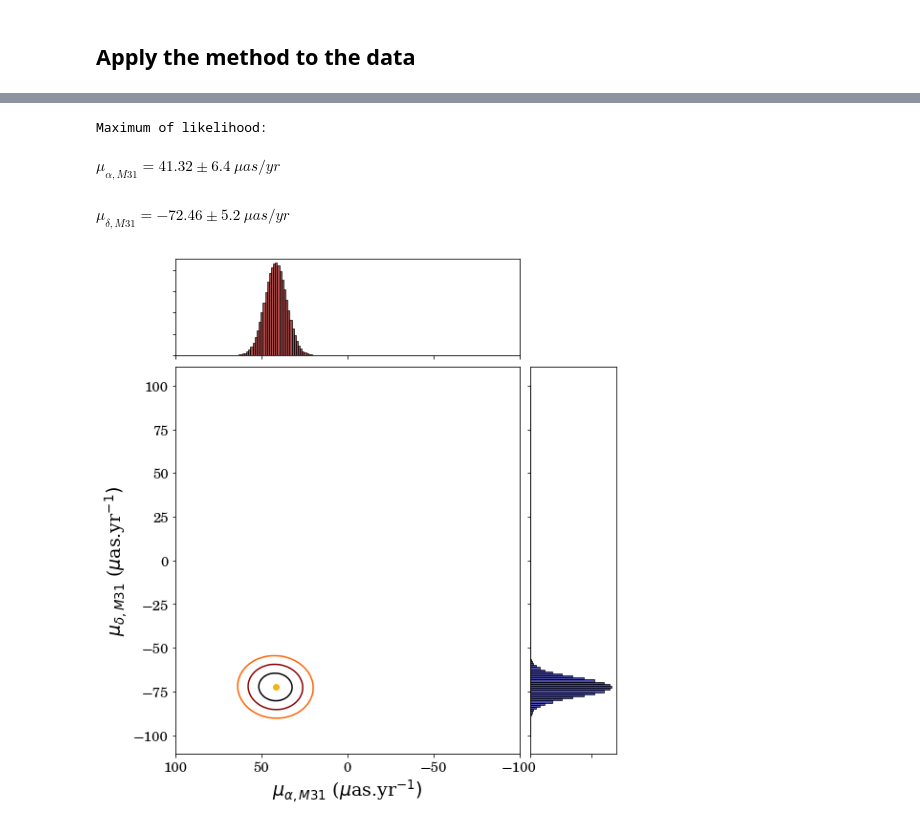
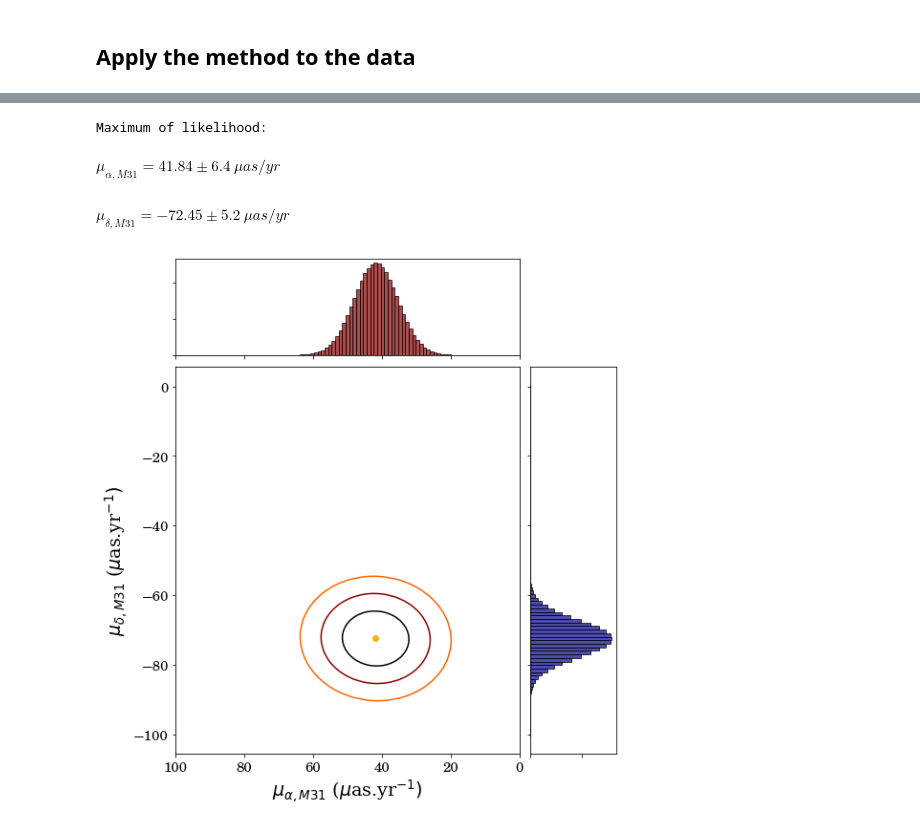
Before and after one commit to SamuelLimbo/AndromedaProperMotion, a Jupyter notebook: TransverseVelocity.ipynb, the cells around one changed output, grey strips where cells are left out. Cells and saved outputs as stored; diff of their text form; code cells hidden in the pictures.

```diff
--- a/TransverseVelocity.ipynb
+++ b/TransverseVelocity.ipynb
@@ -508,8 +508,11 @@ class LikelihooD():
         return self.ra_max, self.dec_max
 
     def FreeParameters(self):
-        self.pm_ra_M31  = np.linspace(-0.1, 0.1, self.NbModels)
-        self.pm_dec_M31 = np.linspace(-0.1, 0.1, self.NbModels)
+        #self.pm_ra_M31  = np.linspace(-0.1, 0.1, self.NbModels)
+        #self.pm_dec_M31 = np.linspace(-0.1, 0.1, self.NbModels)
+
+        self.pm_ra_M31  = np.linspace(0., 0.1, self.NbModels)
+        self.pm_dec_M31 = np.linspace(-0.1, 0., self.NbModels)
 
         self.space = (self.pm_ra_M31[-1] - self.pm_ra_M31[-2])
 
@@ -532,7 +535,7 @@ class LikelihooD():
 
         ra_max, dec_max = unravel_index(self.LikelihoodList.argmax(), self.LikelihoodList.shape)
 
-        self.ra_max, self.dec_max = self.pm_dec_M31[dec_max], self.pm_ra_M31[ra_max]
+        self.ra_max, self.dec_max = self.pm_ra_M31[dec_max], self.pm_dec_M31[ra_max]
 
     def OneDimGaussian(self):
         self.x_gaus, self.y_gaus = [], []
@@ -567,8 +570,9 @@ class LikelihooD():
 
             self.x_bins, self.y_bins = [], []
             for i in range(len(self.pm_dec_M31)):
-                self.x_bins.append(self.pm_dec_M31[i] - self.space/2)
-                self.y_bins.append(self.pm_ra_M31[i] - self.space/2)
+                self.x_bins.append(self.pm_ra_M31[i] - self.space/2)
+            for i in range(len(self.pm_ra_M31)):
+                self.y_bins.append(self.pm_dec_M31[i] - self.space/2)
 
             #Plot of the RA histogram
             colors = self.y_gaus / np.max(self.y_gaus)
@@ -657,11 +663,11 @@ class LikelihooD():
         return self.ra_max, self.dec_max
 
     def FreeParameters(self):
-        self.pm_ra_M31  = np.linspace(-0.1, 0.1, self.NbModels)
-        self.pm_dec_M31 = np.linspace(-0.1, 0.1, self.NbModels)
+        #self.pm_ra_M31  = np.linspace(-0.1, 0.1, self.NbModels)
+        #self.pm_dec_M31 = np.linspace(-0.1, 0.1, self.NbModels)
 
-        #self.pm_ra_M31  = np.linspace(-100, 100, self.NbModels)
-        #self.pm_dec_M31 = np.linspace(-100, 100, self.NbModels)
+        self.pm_ra_M31  = np.linspace(0., 0.1, self.NbModels)
+        self.pm_dec_M31 = np.linspace(-0.1, 0., self.NbModels)
 
         self.space = (self.pm_ra_M31[-1] - self.pm_ra_M31[-2])
 
@@ -690,7 +696,7 @@ class LikelihooD():
 
         ra_max, dec_max = unravel_index(self.LikelihoodList.argmax(), self.LikelihoodList.shape)
 
-        self.ra_max, self.dec_max = self.pm_dec_M31[dec_max], self.pm_ra_M31[ra_max]
+        self.ra_max, self.dec_max = self.pm_ra_M31[dec_max], self.pm_dec_M31[ra_max]
 
     def OneDimGaussian(self):
         self.x_gaus, self.y_gaus = [], []
@@ -725,8 +731,9 @@ class LikelihooD():
 
             self.x_bins, self.y_bins = [], []
             for i in range(len(self.pm_dec_M31)):
-                self.x_bins.append(self.pm_dec_M31[i] - self.space/2)
-                self.y_bins.append(self.pm_ra_M31[i] - self.space/2)
+                self.x_bins.append(self.pm_ra_M31[i] - self.space/2)
+            for i in range(len(self.pm_ra_M31)):
+                self.y_bins.append(self.pm_dec_M31[i] - self.space/2)
 
             #Plot of the RA histogram
             colors = self.y_gaus / np.max(self.y_gaus)
@@ -771,9 +778,9 @@ $\displaystyle \mu_{\delta, M31} = -28.14\pm4.1\ \mu as/yr$
 # %%
-ObjLike = LikelihooD(168, GaiaDataRed, ModelDataRed, [])
+ObjLike = LikelihooD(99, GaiaDataRed, ModelDataRed, [])
 ObjLike.Execute()
 ObjLike.Plot()
 # %% [output]
 Maximum of likelihood:
-$\displaystyle \mu_{\alpha, M31} = 41.32\pm6.4\ \mu as/yr$
+$\displaystyle \mu_{\alpha, M31} = 41.84\pm6.4\ \mu as/yr$
-$\displaystyle \mu_{\delta, M31} = -72.46\pm5.2\ \mu as/yr$
+$\displaystyle \mu_{\delta, M31} = -72.45\pm5.2\ \mu as/yr$
-[figure, old version]
+[figure, new version]
```
Also changed, not shown: parts of 4 cells of this notebook, 1 other file.
